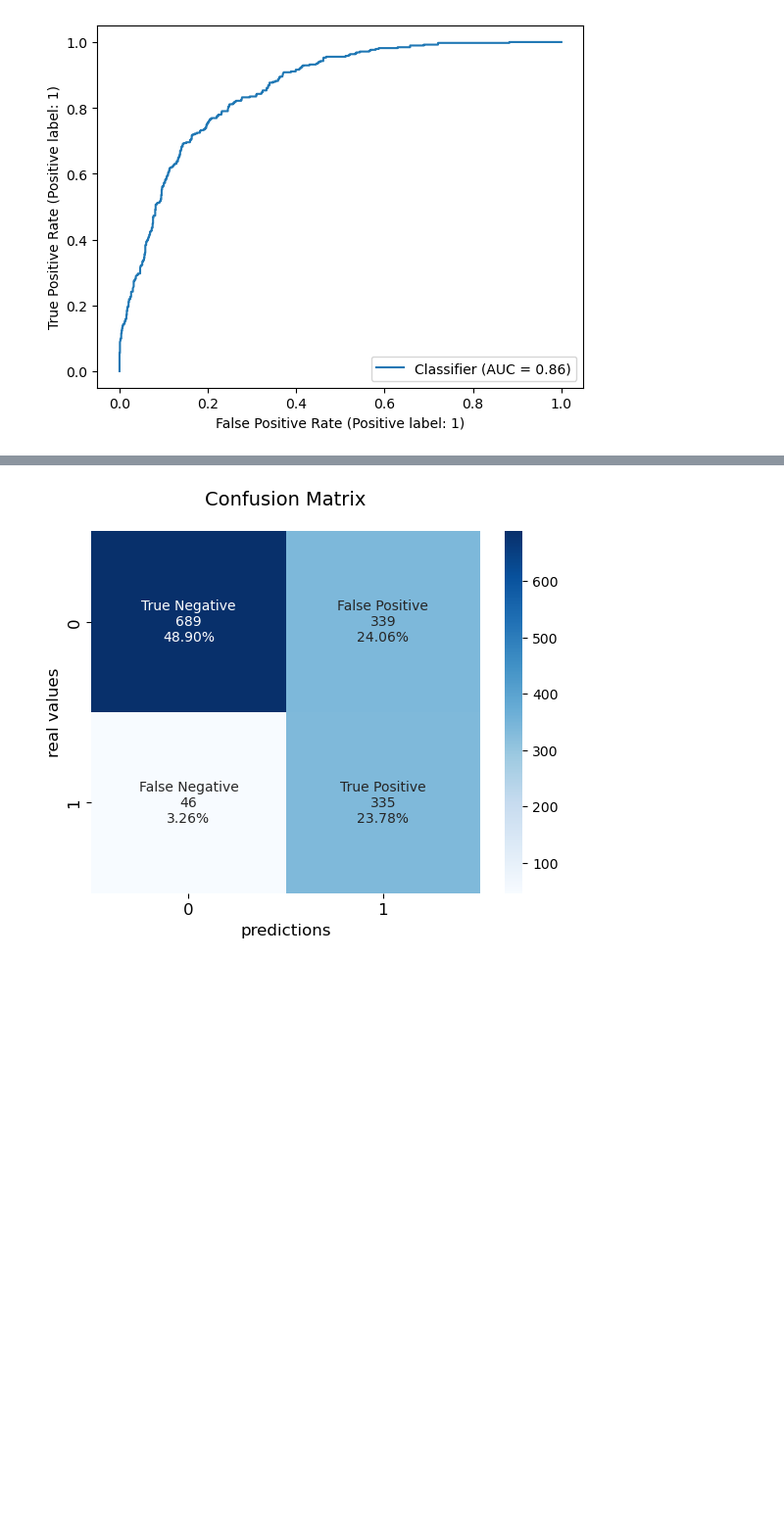
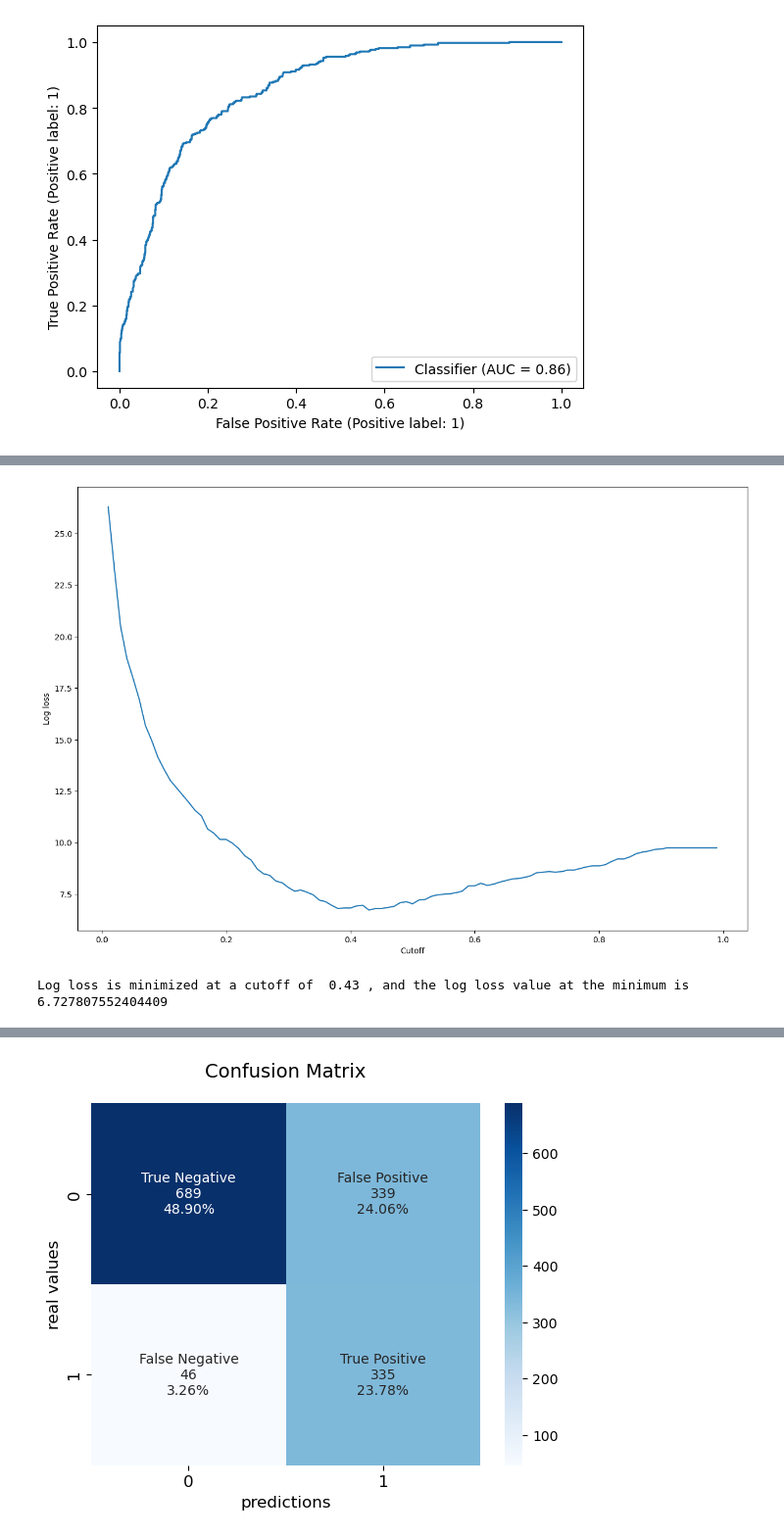
Before and after one commit to Strata-Analytics/ml-aws-machine-learning-competency, a Jupyter notebook: notebooks/EXCE001_telco_churn_notebook_use_case.ipynb, the cells around one changed output, grey strips where cells are left out. Shown at 98% size. Saved outputs shown, nothing was run; the diff lists cells and outputs as text; code cells hidden in the pictures; blank space fills up the shorter version.

```diff
--- a/notebooks/EXCE001_telco_churn_notebook_use_case.ipynb
+++ b/notebooks/EXCE001_telco_churn_notebook_use_case.ipynb
@@ -2317 +2270,22 @@ print(
+# %%
+log_loss2 = []
+for c in cutoffs:
+    log_loss2.append(
+        metrics.log_loss(y['target'], np.where(pred2[1:][0] > c, 1, 0))
+    )
+
+plt.figure(figsize=(15,10))
+plt.plot(cutoffs, log_loss2)
+plt.xlabel("Cutoff")
+plt.ylabel("Log loss")
+plt.show()
+# %% [output]
+[figure, added]
+# %%
+print(
+    'Log loss is minimized at a cutoff of ', cutoffs[np.argmin(log_loss2)],
+    ', and the log loss value at the minimum is ', np.min(log_loss2)
+)
+# %% [output]
+Log loss is minimized at a cutoff of  0.43 , and the log loss value at the minimum is  6.727807552404409
 # %%
```
Also changed, not shown: parts of 209 cells of this notebook, 2 other files.
